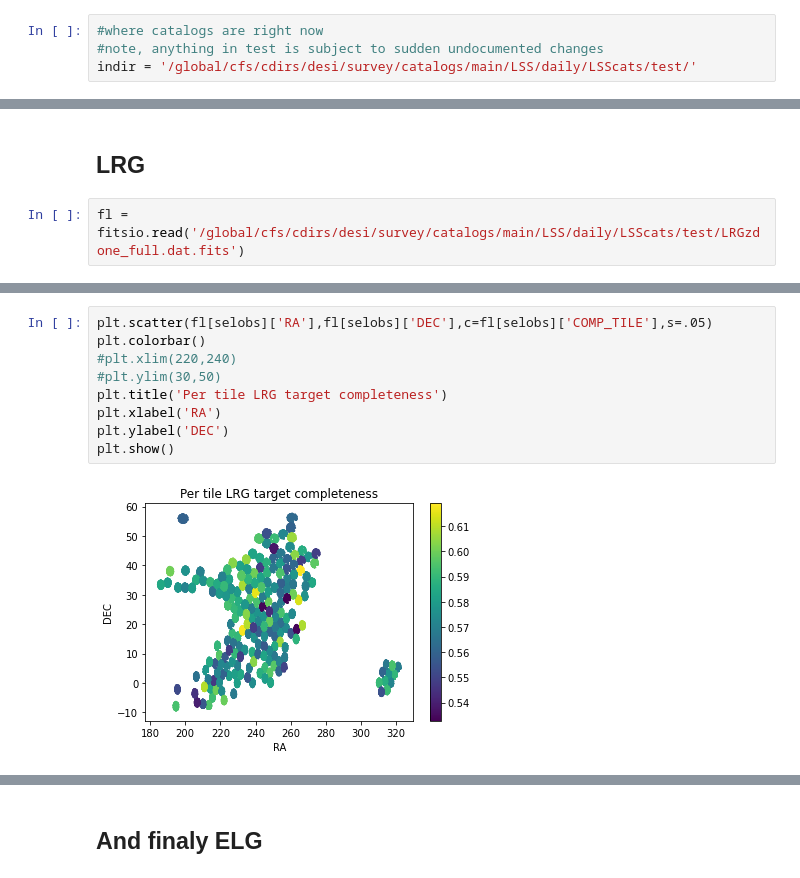
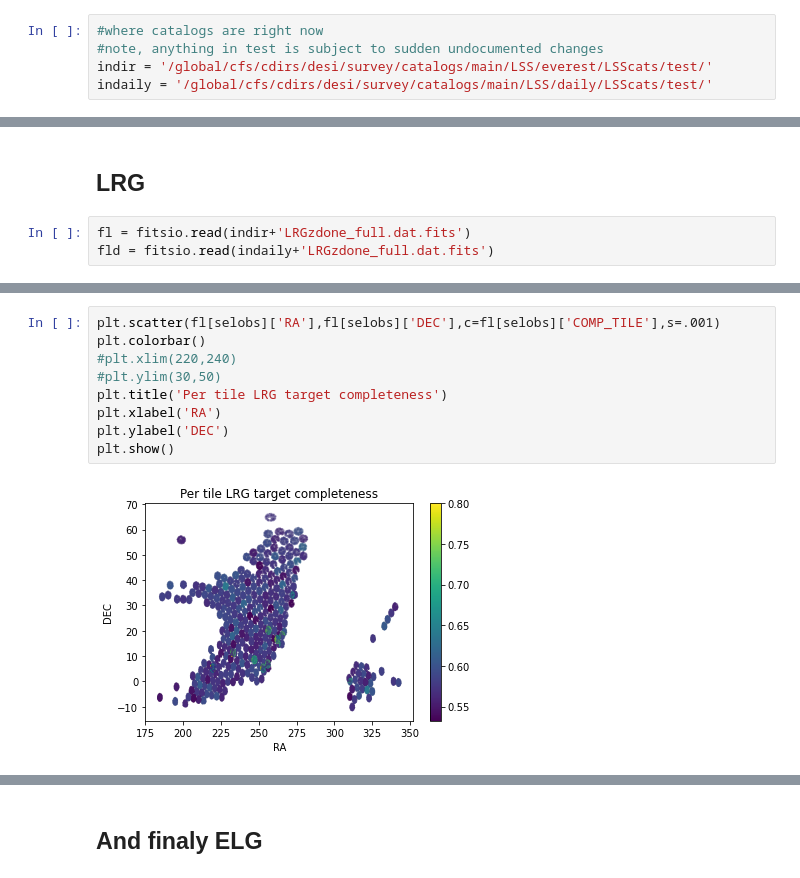
Before and after one commit to desihub/LSS, a Jupyter notebook: Sandbox/Main_full.ipynb, the cells around one changed output, grey strips where cells are left out. Cells and saved outputs as stored; diff of their text form.

```diff
--- a/Sandbox/Main_full.ipynb
+++ b/Sandbox/Main_full.ipynb
@@ -11,7 +11,8 @@ from desitarget import targetmask
 # %%
 #where catalogs are right now
 #note, anything in test is subject to sudden undocumented changes
-indir = '/global/cfs/cdirs/desi/survey/catalogs/main/LSS/daily/LSScats/test/'
+indir = '/global/cfs/cdirs/desi/survey/catalogs/main/LSS/everest/LSScats/test/'
+indaily = '/global/cfs/cdirs/desi/survey/catalogs/main/LSS/daily/LSScats/test/'
 # %%
 #quasars should be just about complete, except for their small-scale angular clustering, start with them
 # %%
@@ -214,4 +605,5 @@ plt.show()
 # %% [markdown]
 ## LRG
 # %%
-fl = fitsio.read('/global/cfs/cdirs/desi/survey/catalogs/main/LSS/daily/LSScats/test/LRGzdone_full.dat.fits')
+fl = fitsio.read(indir+'LRGzdone_full.dat.fits')
+fld = fitsio.read(indaily+'LRGzdone_full.dat.fits')
@@ -248,11 +732,11 @@ plt.show()
 # %%
-plt.scatter(fl[selobs]['RA'],fl[selobs]['DEC'],c=fl[selobs]['COMP_TILE'],s=.05)
+plt.scatter(fl[selobs]['RA'],fl[selobs]['DEC'],c=fl[selobs]['COMP_TILE'],s=.001)
 plt.colorbar()
 #plt.xlim(220,240)
 #plt.ylim(30,50)
 plt.title('Per tile LRG target completeness')
 plt.xlabel('RA')
 plt.ylabel('DEC')
 plt.show()
 # %% [output]
-[figure, old version]
+[figure, new version]
```
Also changed, not shown: parts of 138 cells of this notebook, 9 other files.
